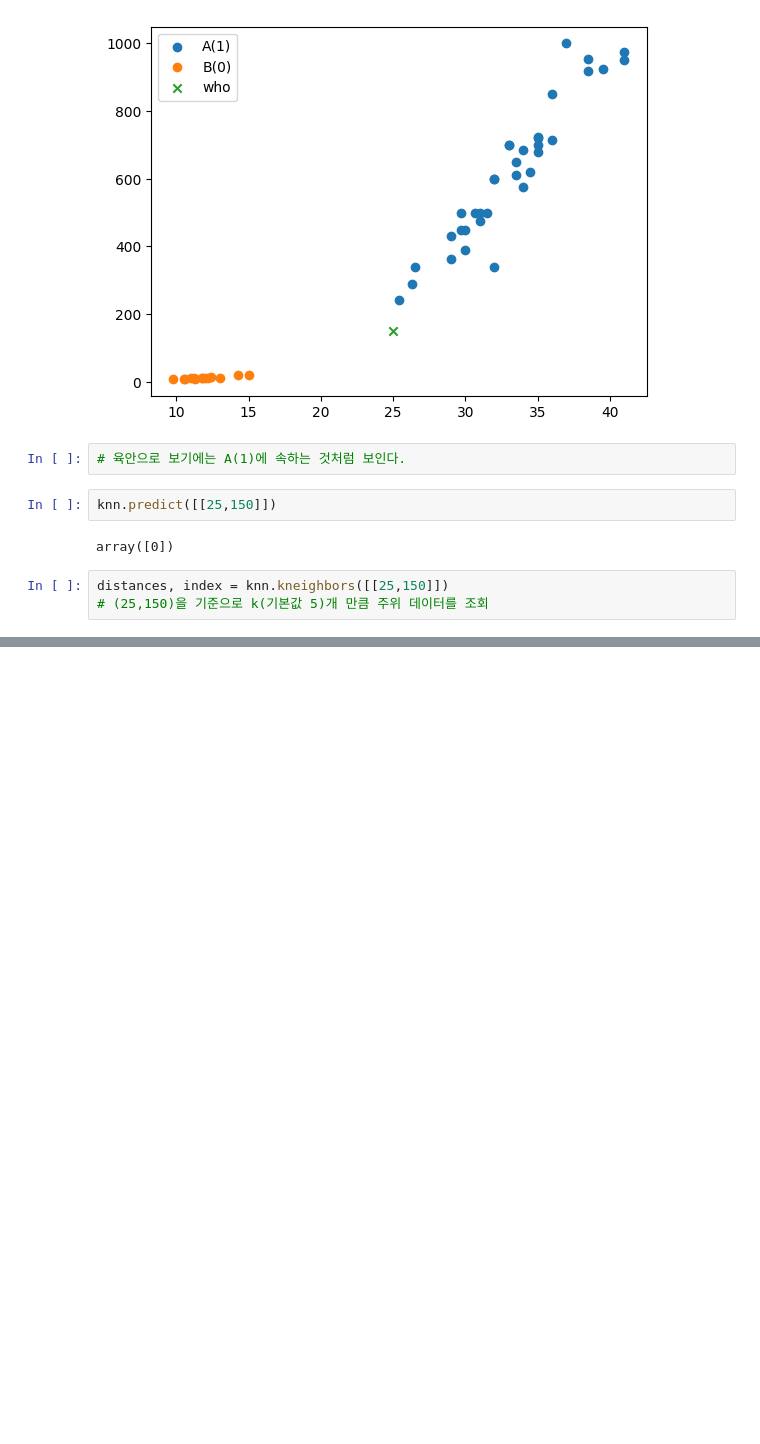
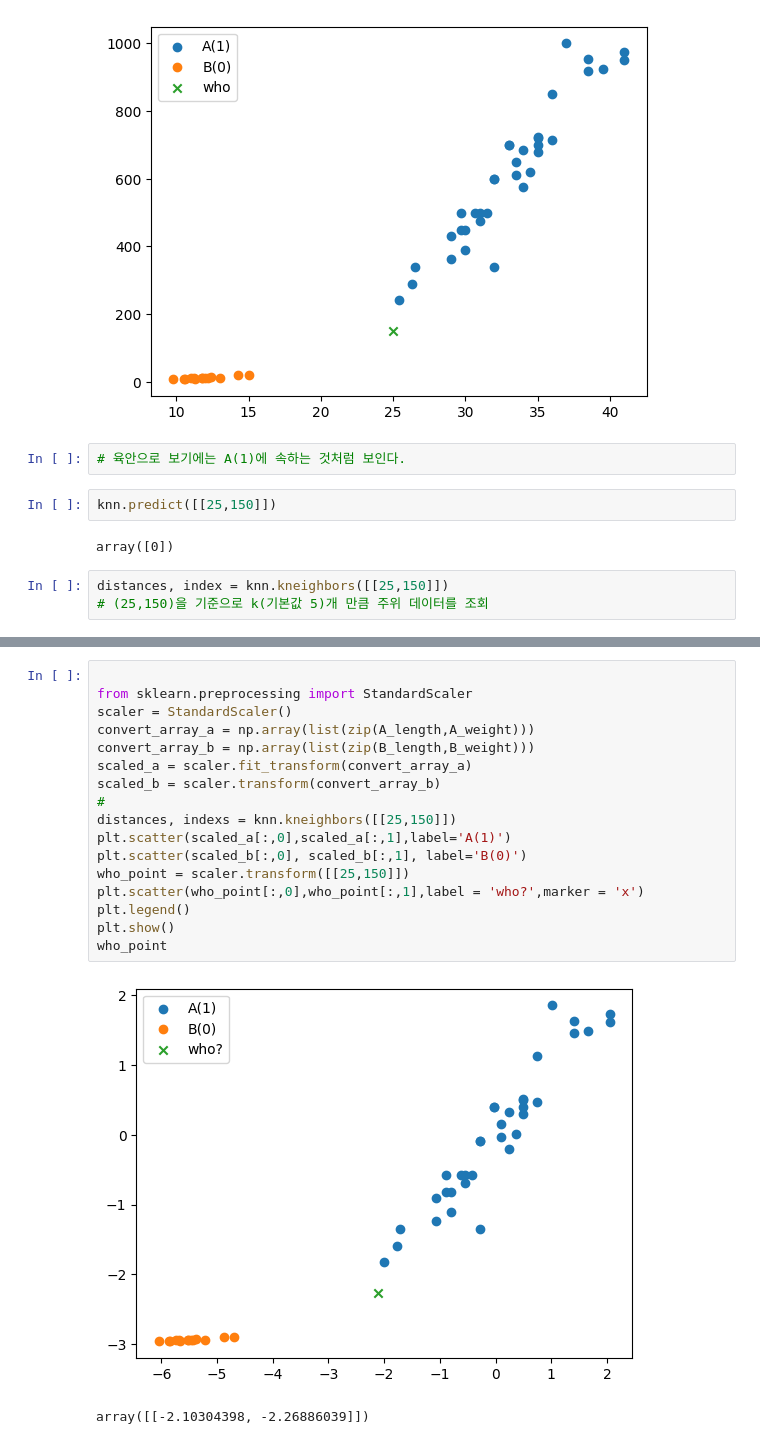
Before and after one commit to carookim/Python2, a Jupyter notebook: 수업내용/model3.ipynb, the cells around one changed output, grey strips where cells are left out. Cells and saved outputs as stored; diff of their text form; blank space fills up the shorter version.

```diff
--- a/수업내용/model3.ipynb
+++ b/수업내용/model3.ipynb
@@ -167,0 +188,20 @@ array([[ 92.00086956, 135.36986371, 136.121196  , 137.52454326,
+# %%
+
+from sklearn.preprocessing import StandardScaler
+scaler = StandardScaler()
+convert_array_a = np.array(list(zip(A_length,A_weight)))
+convert_array_b = np.array(list(zip(B_length,B_weight)))
+scaled_a = scaler.fit_transform(convert_array_a)
+scaled_b = scaler.transform(convert_array_b)
+#
+distances, indexs = knn.kneighbors([[25,150]])
+plt.scatter(scaled_a[:,0],scaled_a[:,1],label='A(1)')
+plt.scatter(scaled_b[:,0], scaled_b[:,1], label='B(0)')
+who_point = scaler.transform([[25,150]])
+plt.scatter(who_point[:,0],who_point[:,1],label = 'who?',marker = 'x')
+plt.legend()
+plt.show()
+who_point
+# %% [output]
+[figure, added]
+array([[-2.10304398, -2.26886039]])
```
Also changed, not shown: parts of 11 cells of this notebook, 1 other file.
